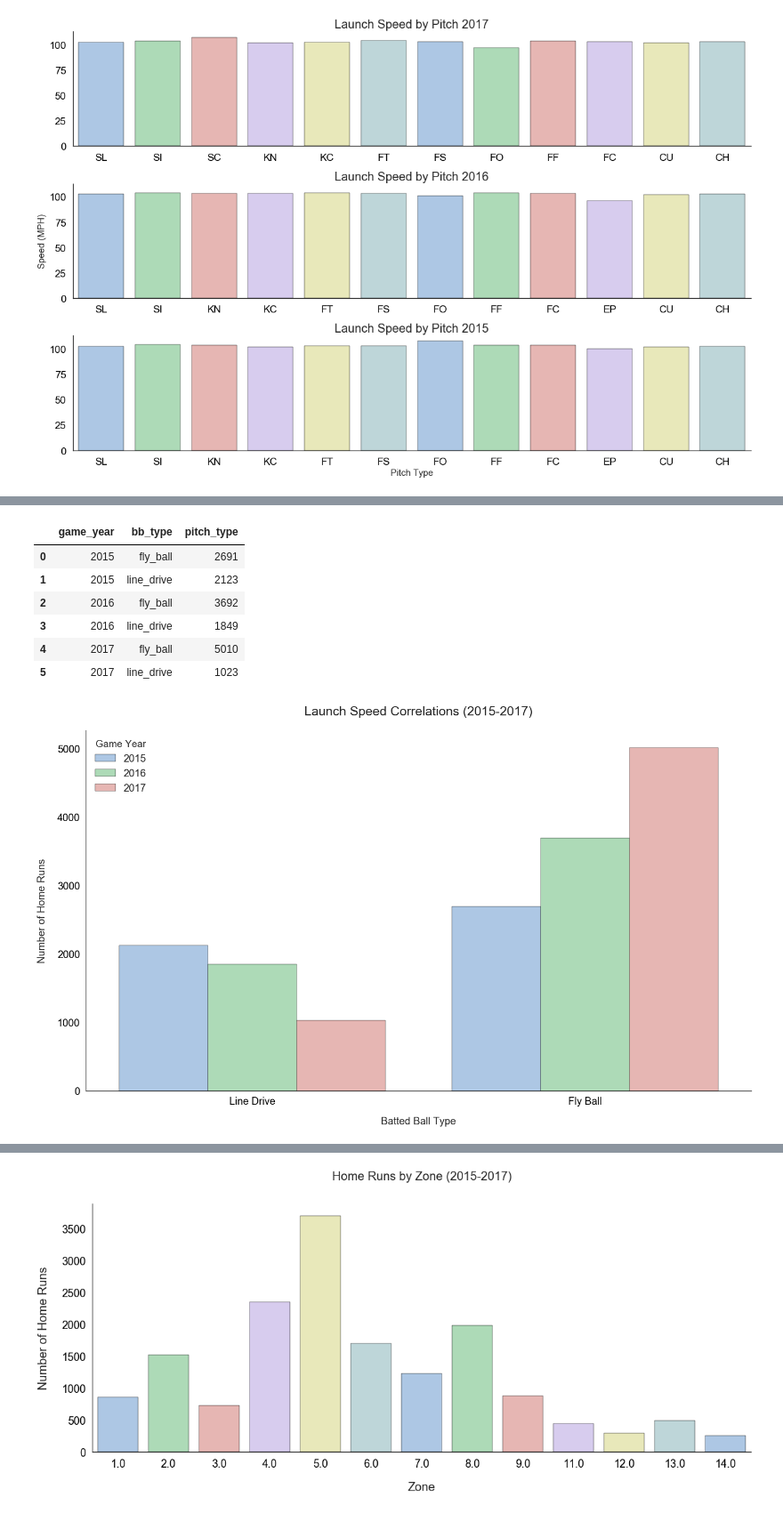
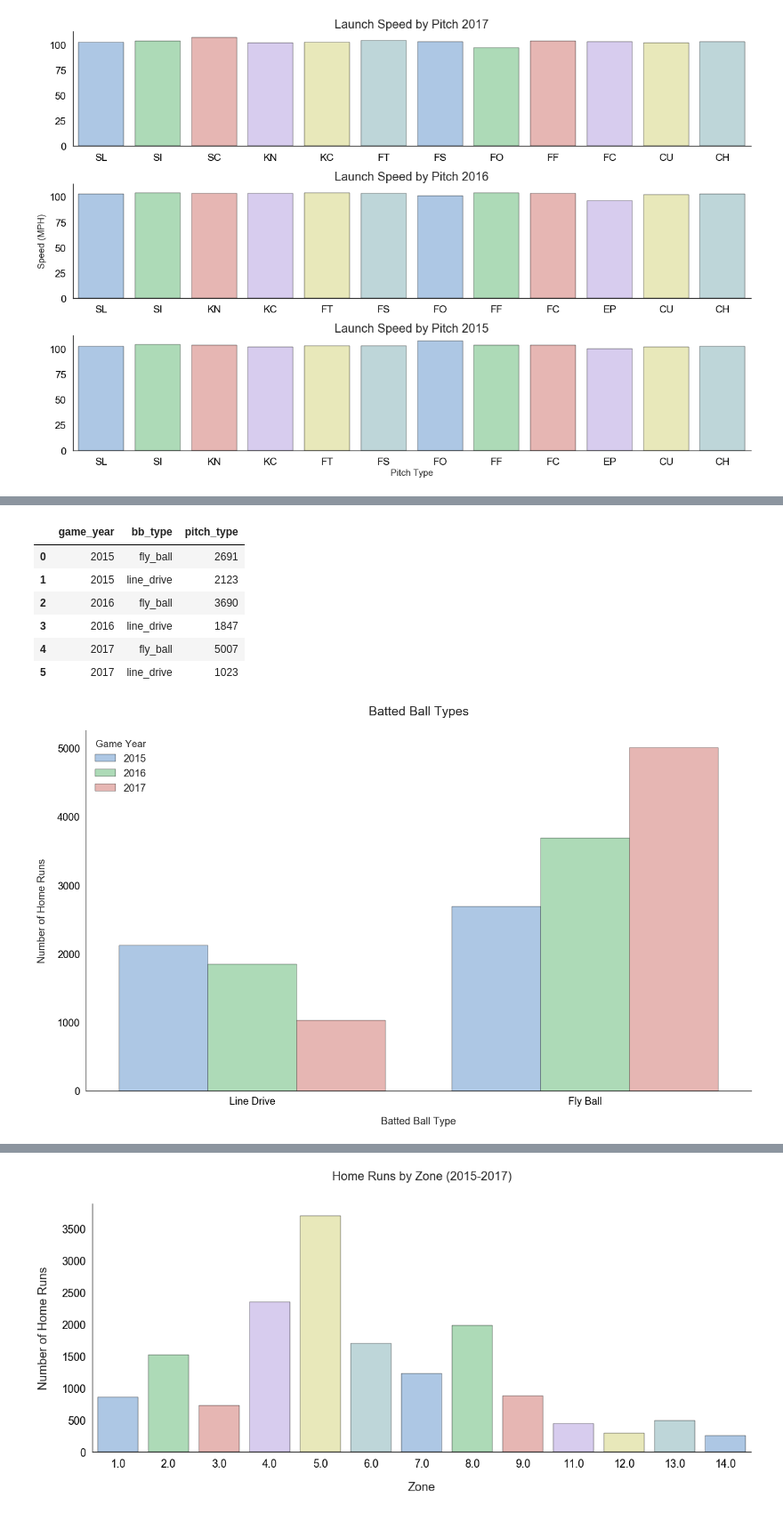
Before and after one commit to datanelson518/MLB_Home_Run_Exit_Velocity, a Jupyter notebook: notebooks/02-EDA.ipynb, the cells around one changed output, grey strips where cells are left out. Shown at 89% size. Drawn from its saved outputs; the diff is of its cells as text; code cells hidden in the pictures.

```diff
--- a/notebooks/02-EDA.ipynb
+++ b/notebooks/02-EDA.ipynb
@@ -524,0 +586,2 @@ for i in ax:
+# %%
+final_df.reset_index(inplace=True)
@@ -524,0 +598,3 @@ for i in ax:
+# %%
+mask = final_df[final_df['hit_distance_sc'] == 0]
+mask.index.values
@@ -524,0 +603,4 @@ for i in ax:
+# %%
+final_df = final_df.drop(mask.index.values)
+# %%
+final_df.drop('index', axis=1, inplace=True)
@@ -595,36 +691,36 @@ bb_type_year
 |  | game_year | bb_type | pitch_type |
 | 0 | 2015 | fly_ball | 2691 |
 | 1 | 2015 | line_drive | 2123 |
-| 2 | 2016 | fly_ball | 3692 |
-| 3 | 2016 | line_drive | 1849 |
-| 4 | 2017 | fly_ball | 5010 |
+| 2 | 2016 | fly_ball | 3690 |
+| 3 | 2016 | line_drive | 1847 |
+| 4 | 2017 | fly_ball | 5007 |
 | 5 | 2017 | line_drive | 1023 |
 # %%
 plt.figure(figsize=(20,12))
 
 sns.set(style="white")
 sns.set_context("poster")
 
-plt.title('Launch Speed Correlations (2015-2017)', fontsize=25, pad=30)
+plt.title('Batted Ball Types', fontsize=25, pad=30)
 
 a = sns.barplot(bb_type_year['bb_type'].replace({'line_drive':'Line Drive', 'fly_ball':'Fly Ball'}),
                 bb_type_year['pitch_type'],
                 hue=bb_type_year['game_year'],
                 palette='pastel',
                 saturation=.5,
                 edgecolor='k',
                 order=['Line Drive', 'Fly Ball']
                )
 
 plt.xlabel('Batted Ball Type', fontsize=20, labelpad=20)
 plt.ylabel('Number of Home Runs', fontsize=20, labelpad=20)
 plt.legend(title="Game Year", fontsize=20)
 
 
 a.tick_params(labelsize=20, labelcolor="k")
 
 sns.despine()
 
 plt.tight_layout();
 # %% [output]
-[figure, old version]
+[figure, new version]
```
Also changed, not shown: parts of 31 cells of this notebook, 20 other files.
